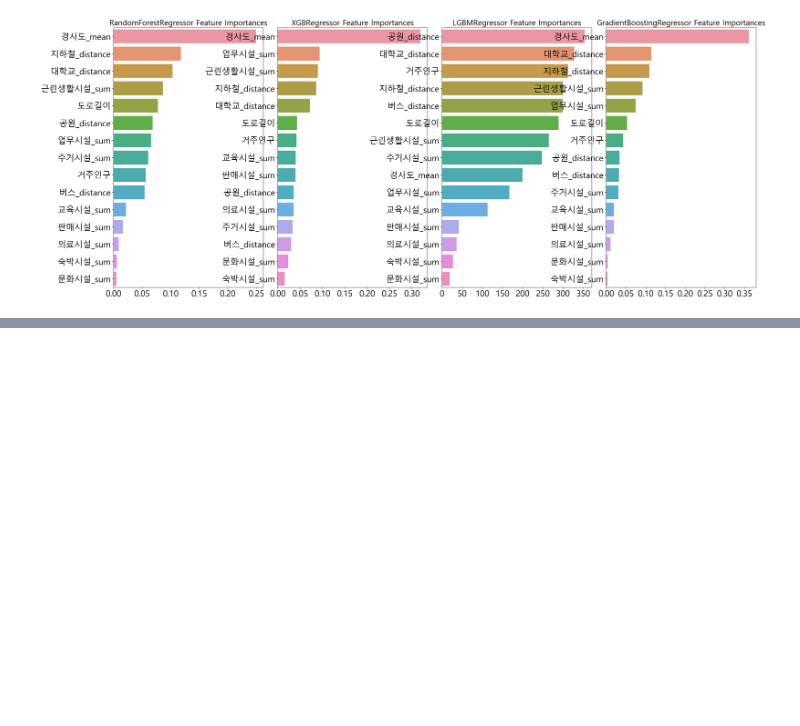
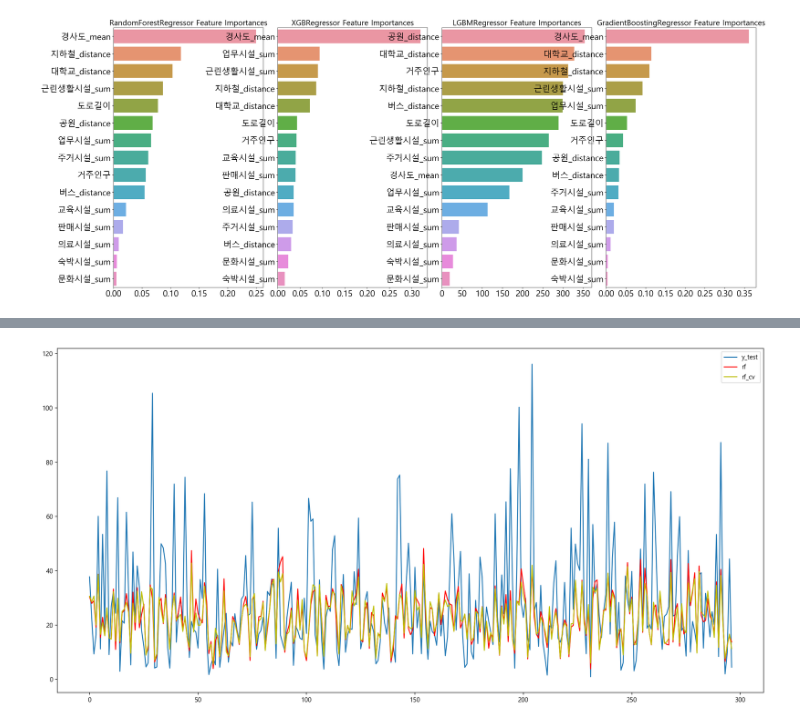
Before and after one commit to daehyun0411/IGPS, a Jupyter notebook: Modeling/LR + RF + XGB.ipynb, the cells around one changed output, grey strips where cells are left out. Saved outputs shown, nothing was run; the diff lists cells and outputs as text; code cells hidden in the pictures; blank space fills up the shorter version.

```diff
--- a/Modeling/LR + RF + XGB.ipynb
+++ b/Modeling/LR + RF + XGB.ipynb
@@ -300,0 +360,15 @@ plt.plot(pred_cv, 'yellow')
+# %%
+pred_rf= scaler_y.inverse_transform(np.array(pred_rf).reshape(-1,1))
+pred_rf = np.expm1(pred_rf)
+# %%
+pred_rf_cv= scaler_y.inverse_transform(np.array(pred_rf_cv).reshape(-1,1))
+pred_rf_cv = np.expm1(pred_rf_cv)
+# %%
+plt.figure(figsize=(20,10))
+plt.plot(y_test, label='y_test')
+plt.plot(pred_rf, 'r', label='rf')
+plt.plot(pred_rf_cv, 'y', label='rf_cv')
+plt.legend()
+plt.show()
+# %% [output]
+[figure, added]
```
Also changed, not shown: parts of 35 cells of this notebook.
